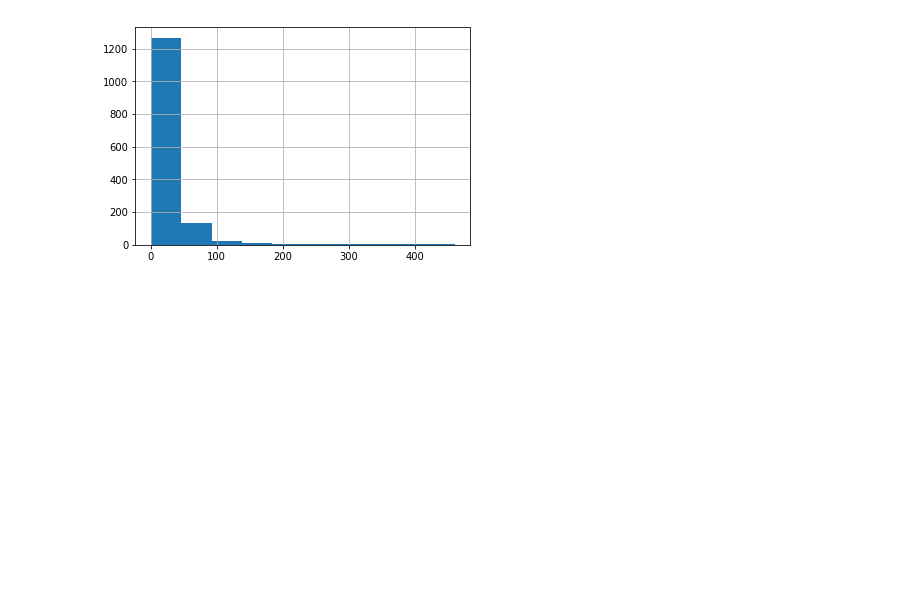
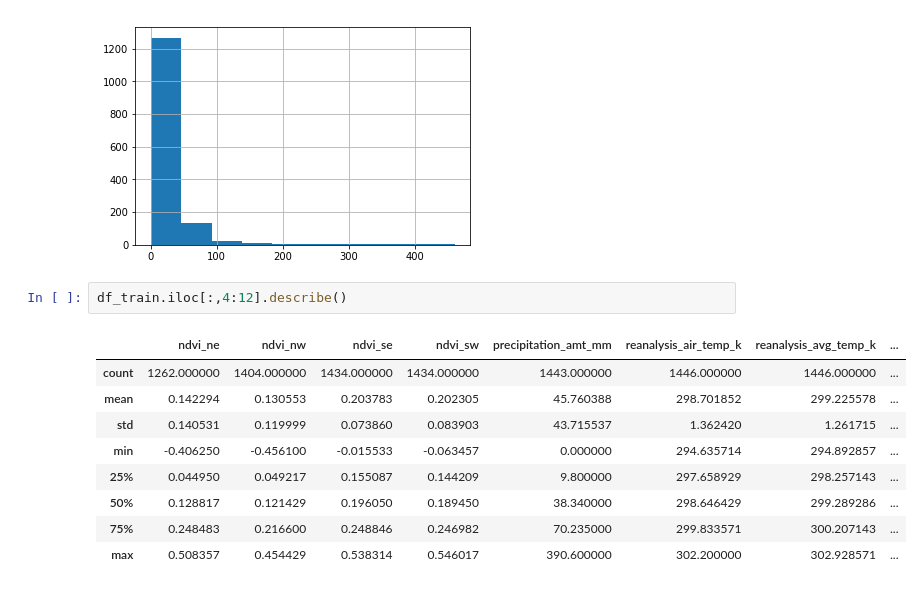
Before and after one commit to iEvidently/dsc-5-capstone-project-online-ds-pt-100118, a Jupyter notebook: dengue_fever_prediction.ipynb, the cells around one changed output. Saved outputs shown, nothing was run; the diff lists cells and outputs as text; blank space fills up the shorter version.

```diff
--- a/dengue_fever_prediction.ipynb
+++ b/dengue_fever_prediction.ipynb
@@ -87,3 +92,15 @@ df_train['total_cases'].hist()
 # %% [output]
 <matplotlib.axes._subplots.AxesSubplot at 0x...>
 [figure]
+# %%
+df_train.iloc[:,4:12].describe()
+# %% [output]
+|  | ndvi_ne | ndvi_nw | ndvi_se | ndvi_sw | precipitation_amt_mm | reanalysis_air_temp_k | reanalysis_avg_temp_k | ... |
+| count | 1262.000000 | 1404.000000 | 1434.000000 | 1434.000000 | 1443.000000 | 1446.000000 | 1446.000000 | ... |
+| mean | 0.142294 | 0.130553 | 0.203783 | 0.202305 | 45.760388 | 298.701852 | 299.225578 | ... |
+| std | 0.140531 | 0.119999 | 0.073860 | 0.083903 | 43.715537 | 1.362420 | 1.261715 | ... |
+| min | -0.406250 | -0.456100 | -0.015533 | -0.063457 | 0.000000 | 294.635714 | 294.892857 | ... |
+| 25% | 0.044950 | 0.049217 | 0.155087 | 0.144209 | 9.800000 | 297.658929 | 298.257143 | ... |
+| 50% | 0.128817 | 0.121429 | 0.196050 | 0.189450 | 38.340000 | 298.646429 | 299.289286 | ... |
+| 75% | 0.248483 | 0.216600 | 0.248846 | 0.246982 | 70.235000 | 299.833571 | 300.207143 | ... |
+| max | 0.508357 | 0.454429 | 0.538314 | 0.546017 | 390.600000 | 302.200000 | 302.928571 | ... |
```
Also changed, not shown: parts of 5 cells of this notebook.
